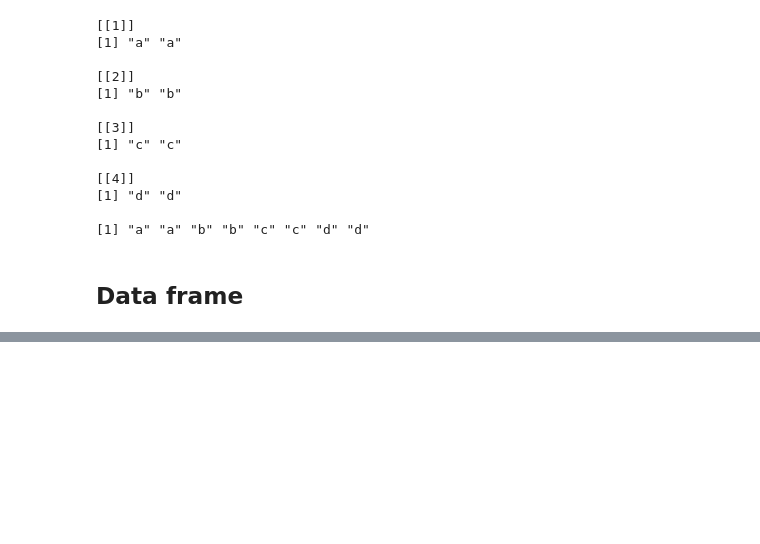
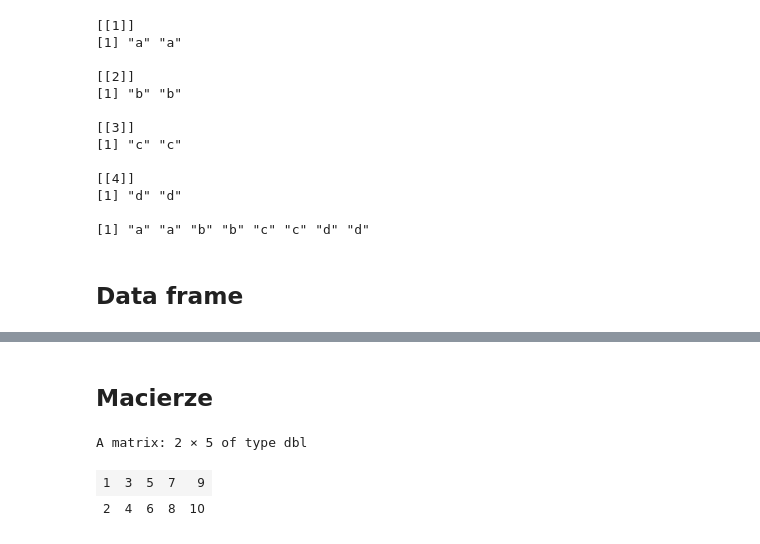
Before and after one commit to p100mma/uwb_bioinf_cw, a Jupyter notebook: zadania/10-11/examples-r.ipynb, the cells around one changed output, grey strips where cells are left out. Saved outputs shown, nothing was run; the diff lists cells and outputs as text; code cells hidden in the pictures; blank space fills up the shorter version.

```diff
--- a/zadania/10-11/examples-r.ipynb
+++ b/zadania/10-11/examples-r.ipynb
@@ -313,0 +410,9 @@ df<-read.csv("https://europepmc.org/journalList?format=csv")
+# %% [markdown]
+## Macierze
+# %%
+A<- matrix(c(1,2,3,4,5,6,7,8,9,10), nrow=2)
+A
+# %% [output]
+A matrix: 2 × 5 of type dbl
+| 1 | 3 | 5 | 7 | 9 |
+| 2 | 4 | 6 | 8 | 10 |
```
Also changed, not shown: parts of 17 cells of this notebook.
